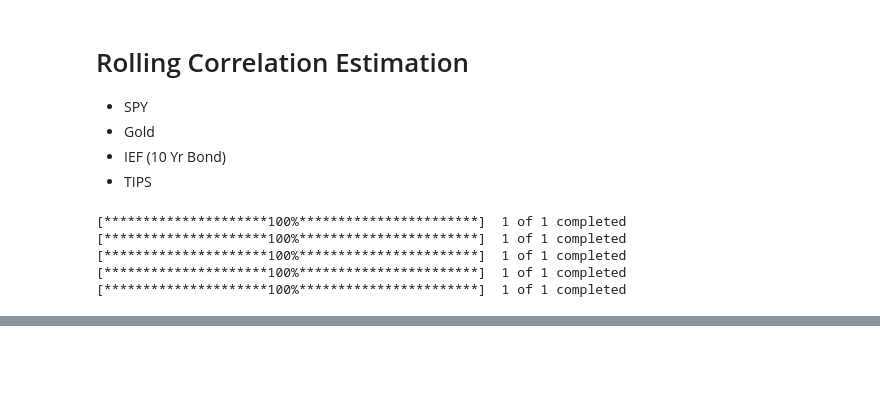
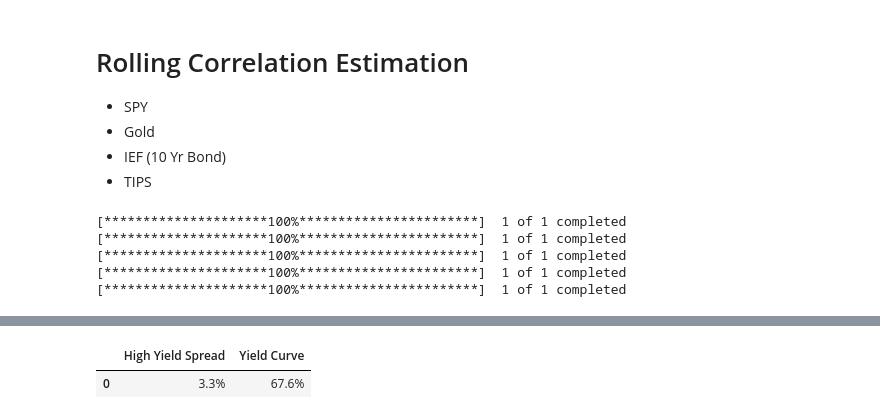
Before and after one commit to webclinic017/Portfolio_Construction, a Jupyter notebook: Research/MISC/Macro_Analysis.ipynb, the cells around one changed output, grey strips where cells are left out. Drawn from its saved outputs; the diff is of its cells as text; code cells hidden in the pictures; blank space fills up the shorter version.

```diff
--- a/Research/MISC/Macro_Analysis.ipynb
+++ b/Research/MISC/Macro_Analysis.ipynb
@@ -243,0 +263,5 @@ data = data.dropna()
+# %%
+macro_dash_VIEW
+# %% [output]
+|  | High Yield Spread | Yield Curve |
+| 0 | 3.3% | 67.6% |
```
Also changed, not shown: parts of 21 cells of this notebook, 13 other files.
